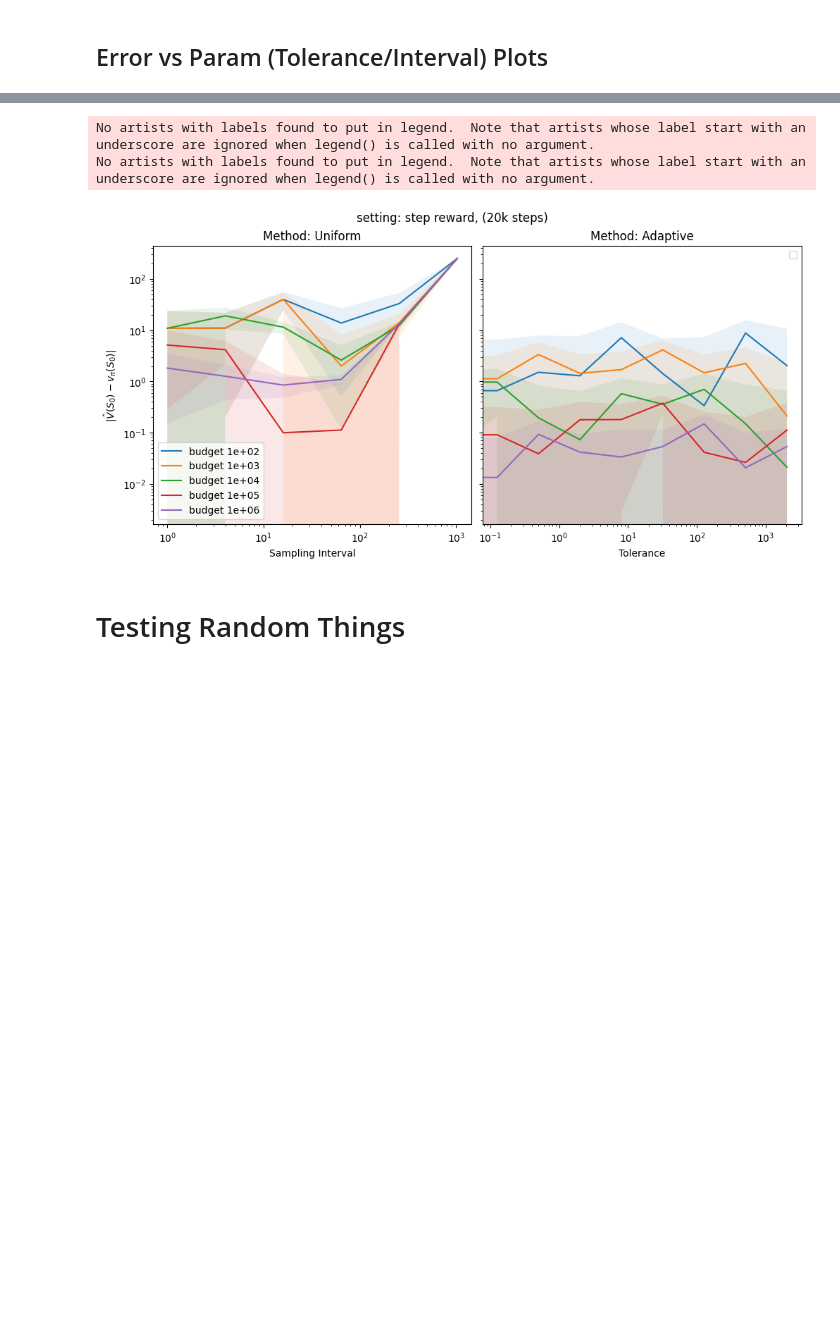
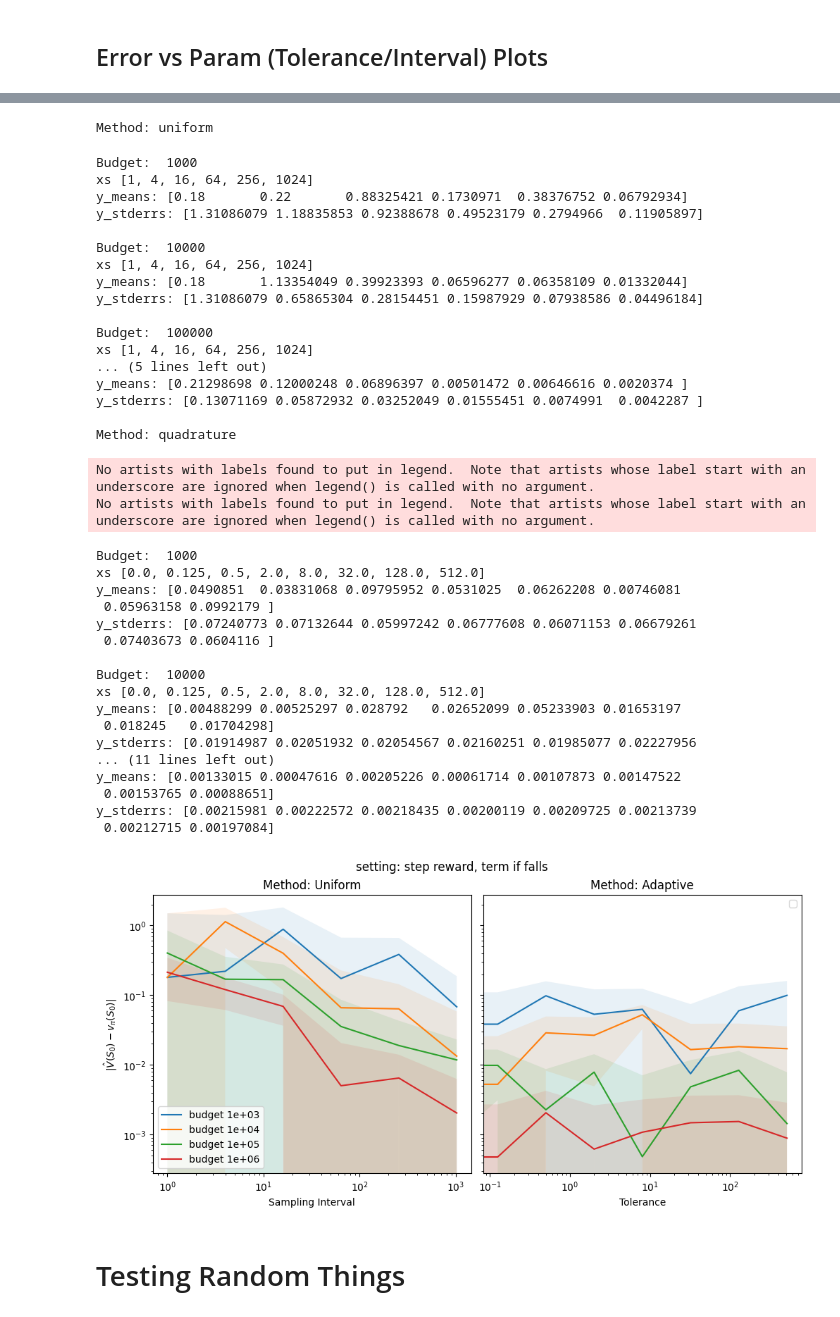
Before and after one commit to aa14k/adaptive_time, a Jupyter notebook: code/adaptive_time/notebooks/value_estimation.ipynb, the cells around one changed output, grey strips where cells are left out. Saved outputs shown, nothing was run; the diff lists cells and outputs as text; code cells hidden in the pictures; blank space fills up the shorter version.

```diff
--- a/code/adaptive_time/notebooks/value_estimation.ipynb
+++ b/code/adaptive_time/notebooks/value_estimation.ipynb
@@ -145,6 +148,8 @@ procesed_data_file = f"processed_data.pkl"
 utils.set_directory_in_project(BASE_DIR, create_dirs=True)  # Just to make the dir.
 utils.set_directory_in_project()
 traj_data_path = os.path.join(BASE_DIR, traj_data_file)
+
+gc.collect()
 
 if GENERATE_NEW_DATA:
     seed = 13
@@ -153,7 +158,8 @@ if GENERATE_NEW_DATA:
     STEPS_MAX = 20_000
     STEPS_BREAK_FROM = 9_000
 
-    NUM_TRAJS = 100
+    NUM_TRAJS = 2
+    # NUM_TRAJS = 20
 
     from adaptive_time import mc2
     import adaptive_time.utils
@@ -174,9 +180,9 @@ if GENERATE_NEW_DATA:
 
     def policy(state, num_step, weights, epsilon):
         if num_step >= STEPS_BREAK_FROM:
-            if random.random() < 0.95:
+            # if random.random() < 0.95:  # spread of 60 at 100 trajs
             # if random.random() < 0.55:  # a nice spread
-                return 0   # Alway push in one direction.
+            return 0   # Alway push in one direction.
 
         if random.random() < epsilon:
             action = env.action_space.sample()
@@ -300,0 +303,6 @@ Changed working directory to /Users/szepi1991/Code/adaptive_time/results/cartpol
+# %%
+desired_length1 = 10722
+desired_length2 = 10723
+total_rewards = np.array([desired_length1, desired_length2])
+reward_sequences = np.array([[1.0] * desired_length1 + [1.0] * desired_length2])
+traj_lengths = np.array([desired_length1, desired_length2])
@@ -387,7 +390,7 @@ true value: 10805.440000000002
 # %%
 unif_sampler_params = np.power(2, np.arange(0, 11, 2))
 quad_sampler_params = np.concatenate(
-    (np.array([0]), np.power(2, np.arange(-3.0, 12, 2))), axis=0
+    (np.array([0]), np.power(2, np.arange(-3.0, 10, 2))), axis=0
 )
 
 print('unif_sampler_params:', unif_sampler_params)
@@ -567,6 +553,10 @@ mean_total: 10752.5 mean_updated: 10752.5
 # %%
+gc.collect()
+
 _values_data = plot_utils.process_across_runs(
-        data, "total_pivots", "running_v_estimate", right=np.nan)
+        data, "total_pivots", "running_v_estimate", right=np.nan, interp_step=BUDGET_INTERP_STEP, tqdm=tqdm)
+
+gc.collect()
 
 _means = {
     k: np.abs(val - true_value)
@@ -680,5 +723,6 @@ dict_keys(['q0.0', 'q0.125', 'q0.5', 'q2.0', 'q8.0', 'q32.0', 'q128.0', 'q512.0'
 # %%
 
+# These must be multiples of BUDGET_INTERP_STEP (usually 1000).
 budgets_to_check = np.power(10, np.arange(3, 7, 1))
 if SAMPLE_BUDGET >= 2_000_000:
     budgets_to_check *= 2
@@ -707,8 +751,12 @@ unif_xs = sorted(unif_methods.values())
 quad_xs = sorted(quad_methods.values())
 
 for ax_idx, ax, xs, method_char in zip(range(2), axes, (unif_xs, quad_xs), ("u", "q")):
+    print()
+    print("Method:", "uniform" if method_char == "u" else "quadrature")
     for budget_for_curve in tqdm(budgets_to_check):
-        budget_idx = int(budget_for_curve)
+        print()
+        print("Budget: ", budget_for_curve)
+        budget_idx = int(budget_for_curve / BUDGET_INTERP_STEP)
         y_means = []
         y_stderrs = []
         try:
@@ -726,7 +774,7 @@ for ax_idx, ax, xs, method_char in zip(range(2), axes, (unif_xs, quad_xs), ("u",
             ax.plot(
                 xs,
                 y_means,
-                label="budget {:.0e}".format(budget_idx) if ax_idx == 0 else ""
+                label="budget {:.0e}".format(budget_for_curve) if ax_idx == 0 else ""
             )
             ax.fill_between(
                 xs,
@@ -734,38 +782,77 @@ for ax_idx, ax, xs, method_char in zip(range(2), axes, (unif_xs, quad_xs), ("u",
                 (y_means + y_stderrs),
                 alpha=0.1
             )
+
+            print("xs", xs)
+            print("y_means:", y_means)
+            print("y_stderrs:", y_stderrs)
         except IndexError:
             pass
 
     if method_char == "u":
         ax.set_ylabel(error_y_label)
         ax.set_xlabel("Sampling Interval")
         ax.set_title("Method: Uniform")
     else:
         ax.set_xlabel("Tolerance")
         ax.set_title("Method: Adaptive")
 
     ax.set_xscale('log')
     ax.set_yscale('log')
     ax.legend()
 
 fig.suptitle(title)
 plt.legend()
 
 plt.savefig('u_shaped.png')
 
 # def name_to_param(name):
 #     return int(name[1:])
 
 # def name_to_type(name):
 #     return name[0]
 
 # def param_to_name(param, sampler_char):
 #     return f"{sampler_char}{param}"
 # %% [output]
-No artists with labels found to put in legend.  Note that artists whose label start with an underscore are ignored when legend() is called with no argument.
-No artists with labels found to put in legend.  Note that artists whose label start with an underscore are ignored when legend() is called with no argument.
+Method: uniform
+Budget:  1000
+xs [1, 4, 16, 64, 256, 1024]
+y_means: [0.18       0.22       0.88325421 0.1730971  0.38376752 0.06792934]
+y_stderrs: [1.31086079 1.18835853 0.92388678 0.49523179 0.2794966  0.11905897]
+
+Budget:  10000
+xs [1, 4, 16, 64, 256, 1024]
+y_means: [0.18       1.13354049 0.39923393 0.06596277 0.06358109 0.01332044]
+y_stderrs: [1.31086079 0.65865304 0.28154451 0.15987929 0.07938586 0.04496184]
+
+Budget:  100000
+xs [1, 4, 16, 64, 256, 1024]
+... (5 lines left out)
+y_means: [0.21298698 0.12000248 0.06896397 0.00501472 0.00646616 0.0020374 ]
+y_stderrs: [0.13071169 0.05872932 0.03252049 0.01555451 0.0074991  0.0042287 ]
+
+Method: quadrature
+No artists with labels found to put in legend.  Note that artists whose label start with an underscore are ignored when legend() is called with no argument.
+No artists with labels found to put in legend.  Note that artists whose label start with an underscore are ignored when legend() is called with no argument.
+Budget:  1000
+xs [0.0, 0.125, 0.5, 2.0, 8.0, 32.0, 128.0, 512.0]
+y_means: [0.0490851  0.03831068 0.09795952 0.0531025  0.06262208 0.00746081
+ 0.05963158 0.0992179 ]
+y_stderrs: [0.07240773 0.07132644 0.05997242 0.06777608 0.06071153 0.06679261
+ 0.07403673 0.0604116 ]
+
+Budget:  10000
+xs [0.0, 0.125, 0.5, 2.0, 8.0, 32.0, 128.0, 512.0]
+y_means: [0.00488299 0.00525297 0.028792   0.02652099 0.05233903 0.01653197
+ 0.018245   0.01704298]
+y_stderrs: [0.01914987 0.02051932 0.02054567 0.02160251 0.01985077 0.02227956
+... (11 lines left out)
+y_means: [0.00133015 0.00047616 0.00205226 0.00061714 0.00107873 0.00147522
+ 0.00153765 0.00088651]
+y_stderrs: [0.00215981 0.00222572 0.00218435 0.00200119 0.00209725 0.00213739
+ 0.00212715 0.00197084]
-[figure, old version]
+[figure, new version]
 # %%
 
 
```
Also changed, not shown: parts of 33 cells of this notebook, 4 other files.
